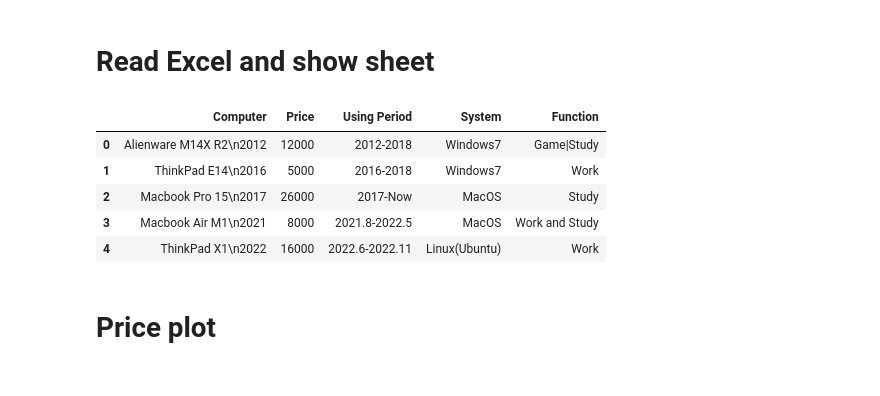
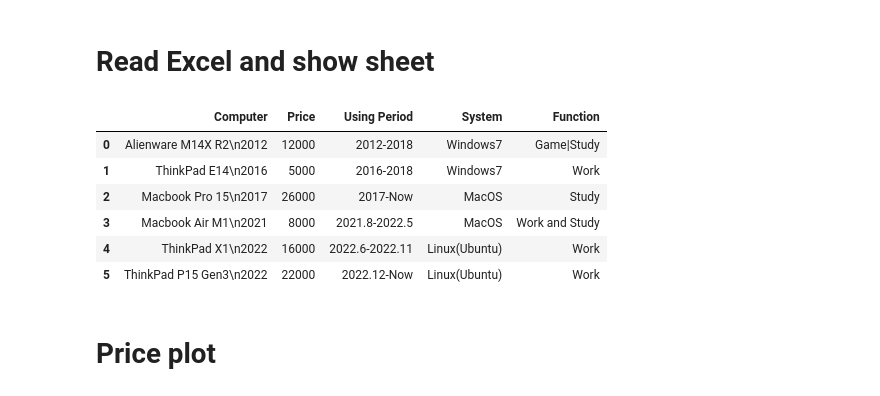
Before and after one commit to lingwsh/ben_tech_python, a Jupyter notebook: PC_hardware/hardware_price.ipynb, the cells around one changed output. Saved outputs shown, nothing was run; the diff lists cells and outputs as text; code cells hidden in the pictures.

```diff
--- a/PC_hardware/hardware_price.ipynb
+++ b/PC_hardware/hardware_price.ipynb
@@ -7,14 +7,15 @@ import matplotlib.pyplot as plt
 # %%
 df = pd.read_excel("used_price.xlsx")
 # %%
-df.head()
+df.head(10)
 # %% [output]
 |  | Computer | Price | Using Period | System | Function |
 | 0 | Alienware M14X R2\n2012 | 12000 | 2012-2018 | Windows7 | Game|Study |
 | 1 | ThinkPad E14\n2016 | 5000 | 2016-2018 | Windows7 | Work |
 | 2 | Macbook Pro 15\n2017 | 26000 | 2017-Now | MacOS | Study |
 | 3 | Macbook Air M1\n2021 | 8000 | 2021.8-2022.5 | MacOS | Work and Study |
 | 4 | ThinkPad X1\n2022 | 16000 | 2022.6-2022.11 | Linux(Ubuntu) | Work |
+| 5 | ThinkPad P15 Gen3\n2022 | 22000 | 2022.12-Now | Linux(Ubuntu) | Work |
 # %% [markdown]
 # Price plot
 # %%
```
Also changed, not shown: parts of 1 cell of this notebook, 5 other files.
